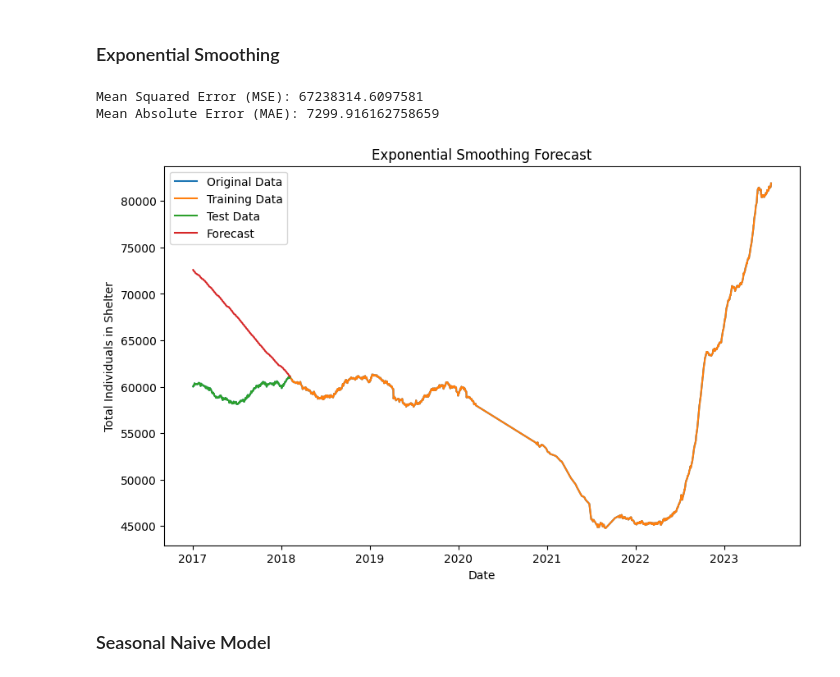
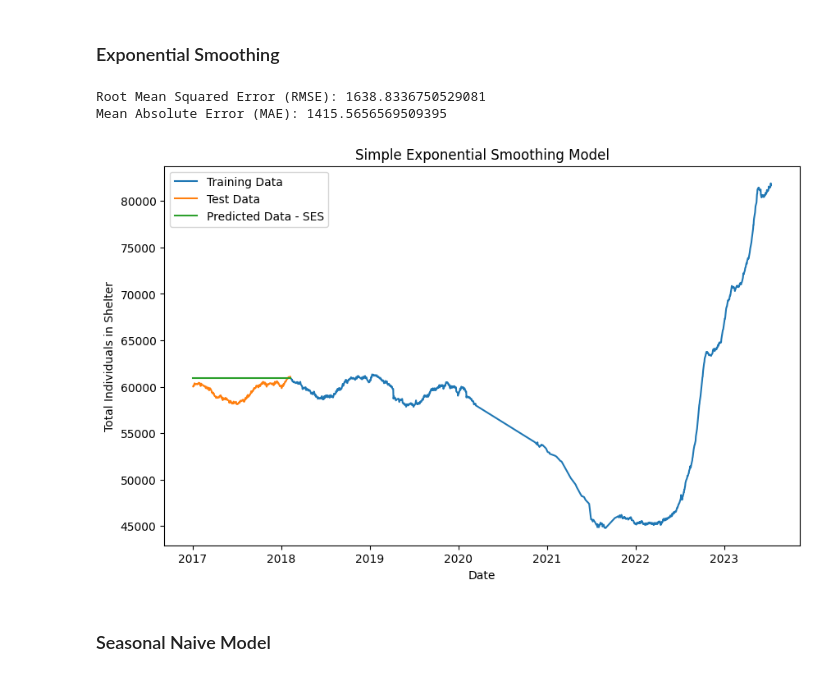
Before and after one commit to Mofeoluwa/ds4a-2023-team-7, a Jupyter notebook: housing/forecasting.ipynb, the cells around one changed output. Drawn from its saved outputs; the diff is of its cells as text; code cells hidden in the pictures.

```diff
--- a/housing/forecasting.ipynb
+++ b/housing/forecasting.ipynb
@@ -174,37 +126,46 @@ data = merged_df['total_individuals_in_shelter']
-# %%
-
-# Split the data into training and testing sets (e.g., 80% for training, 20% for testing)
-train_size = int(len(data) * 0.8)
-train_data = data[:train_size]
-test_data = data[train_size:]
-# Create the ExponentialSmoothing model and fit it to the training data
-model = ExponentialSmoothing(train_data, trend='add', seasonal=None)
-model_fit = model.fit()
-
-# Perform forecasting on the test data
-forecast = model_fit.forecast(len(test_data))
-
-# Calculate MSE and MAE
-mse_exp = mean_squared_error(test_data, forecast)
-mae_exp = mean_absolute_error(test_data, forecast)
-
-print("Mean Squared Error (MSE):", mse_exp)
-print("Mean Absolute Error (MAE):", mae_exp)
-
-# Plot the original data, training data, and forecasted values
-plt.figure(figsize=(10, 6))
-plt.plot(data.index, data, label='Original Data')
-plt.plot(train_data.index, train_data, label='Training Data')
-plt.plot(test_data.index, test_data, label='Test Data')
-plt.plot(test_data.index, forecast, label='Forecast')
-plt.xlabel('Date')
-plt.ylabel('Total Individuals in Shelter')
-plt.title('Exponential Smoothing Forecast')
-plt.legend()
-plt.show()
-# %% [output]
-Mean Squared Error (MSE): 67238314.6097581
-Mean Absolute Error (MAE): 7299.916162758659
-[figure, removed]
+# %%
+# Calculate the split point
+split_point = int(len(merged_df) * 0.8)
+
+# Split the data into training and testing sets
+train = merged_df[:split_point]
+test = merged_df[split_point:]
+
+# Check the sizes of the training and testing sets
+#len(train), len(test)
+# %%
+
+# Create a Simple Exponential Smoothing model
+model = SimpleExpSmoothing(train['total_individuals_in_shelter'].values)
+
+# Fit the model
+model_fit = model.fit()
+
+# Forecast on the test set
+ses_test_predictions = model_fit.predict(len(train), len(merged_df)-1)
+
+# Calculate MAE and RMSE
+ses_mae = mean_absolute_error(test['total_individuals_in_shelter'], ses_test_predictions)
+ses_rmse = np.sqrt(mean_squared_error(test['total_individuals_in_shelter'], ses_test_predictions))
+
+
+print("Root Mean Squared Error (RMSE):", ses_rmse)
+print("Mean Absolute Error (MAE):", ses_mae)
+# %% [output]
+Root Mean Squared Error (RMSE): 1638.8336750529081
+Mean Absolute Error (MAE): 1415.5656569509395
+# %%
+# Plot the actual values and the forecasted values
+plt.figure(figsize=(10, 6))
+plt.plot(train.index, train['total_individuals_in_shelter'], label='Training Data')
+plt.plot(test.index, test['total_individuals_in_shelter'], label='Test Data')
+plt.plot(test.index, ses_test_predictions, label='Predicted Data - SES')
+plt.legend(loc='best')
+plt.xlabel('Date')
+plt.ylabel('Total Individuals in Shelter')
+plt.title('Simple Exponential Smoothing Model')
+plt.show()
+# %% [output]
+[figure, added]
 # %% [markdown]
 ### Seasonal Naive Model
```
Also changed, not shown: parts of 28 cells of this notebook, 1 other file.
